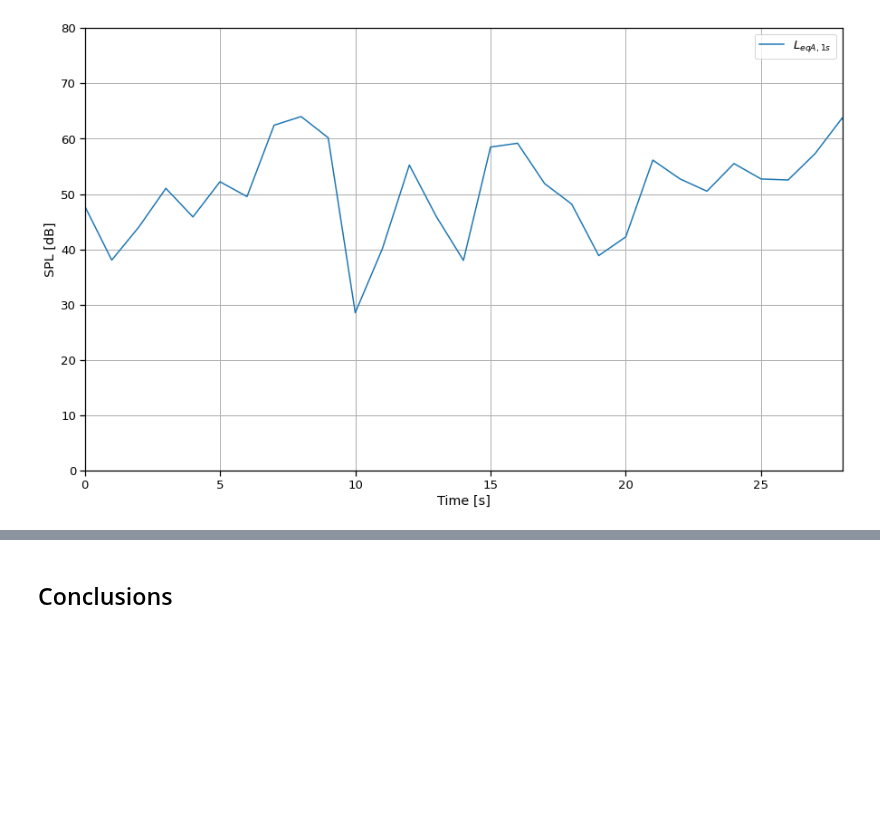
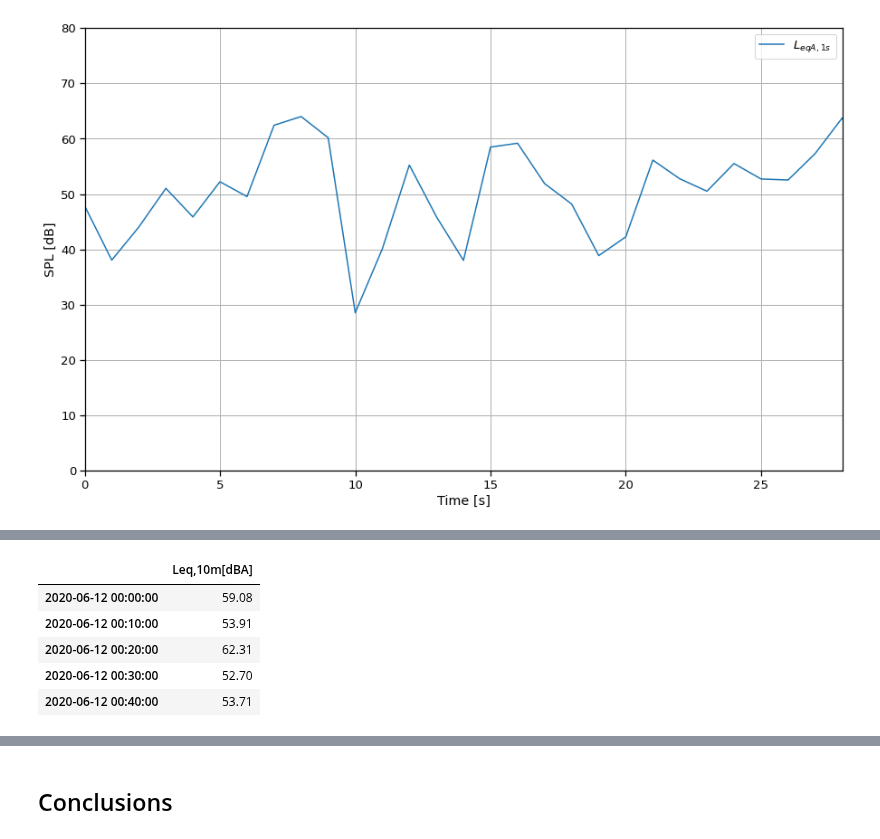
Before and after one commit to tiaqui/my_thesis, a Jupyter notebook: notebooks/5. Acoustic measurements.ipynb, the cells around one changed output, grey strips where cells are left out. Saved outputs shown, nothing was run; the diff lists cells and outputs as text; code cells hidden in the pictures; blank space fills up the shorter version.

```diff
--- a/notebooks/5. Acoustic measurements.ipynb
+++ b/notebooks/5. Acoustic measurements.ipynb
@@ -158,0 +142,19 @@ with h5py.File(filename, "r") as f:
+# %%
+def join_dates(h, m, s):
+    add_zero = lambda x: '0' + str(int(x)) \
+        if len(str(int(x))) == 1 \
+        else str(int(x))
+    return add_zero(h) + ':' + \
+           add_zero(m) + ':' + \
+           add_zero(s)
+
+hh_mm_ss = measured_leq.apply(lambda x:
+                              join_dates(x[0], x[1], x[2]), axis=1)
+# %%
+df = pd.concat((hh_mm_ss.apply(lambda x: datetime.strptime(x, '%H:%M:%S')\
+                               .replace(year=2020, month=6, day=12)),
+              measured_leq.iloc[:, -1]), axis=1)
+# %%
+df.set_index(0, inplace=True)
+
+df.index.name = None
@@ -158,0 +163,12 @@ with h5py.File(filename, "r") as f:
+# %%
+df_10m = df.resample('10T').apply(mean_db)
+
+df_10m.columns = ['Leq,10m[dBA]']
+df_10m.head().round(2)
+# %% [output]
+|  | Leq,10m[dBA] |
+| 2020-06-12 00:00:00 | 59.08 |
+| 2020-06-12 00:10:00 | 53.91 |
+| 2020-06-12 00:20:00 | 62.31 |
+| 2020-06-12 00:30:00 | 52.70 |
+| 2020-06-12 00:40:00 | 53.71 |
```
Also changed, not shown: parts of 10 cells of this notebook.
